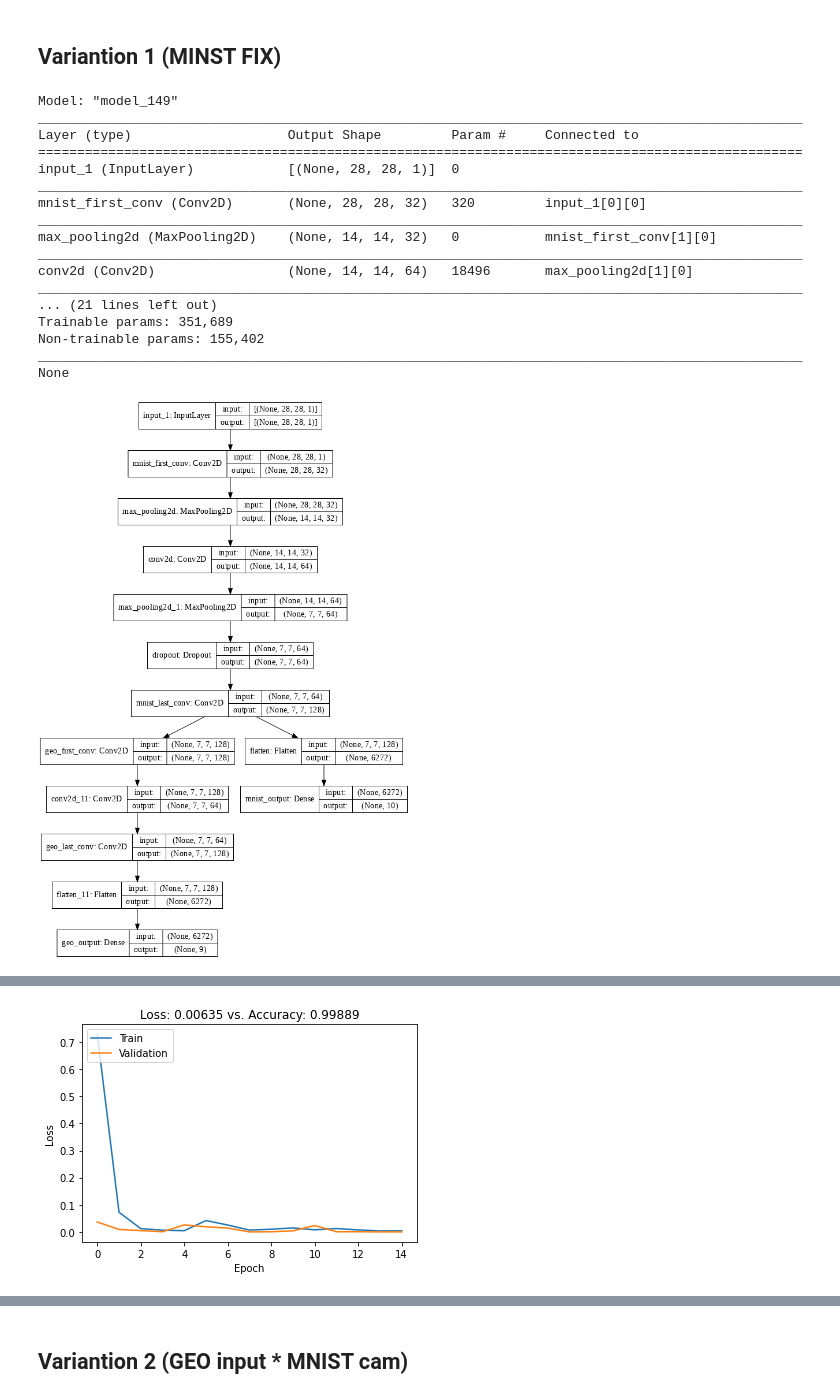
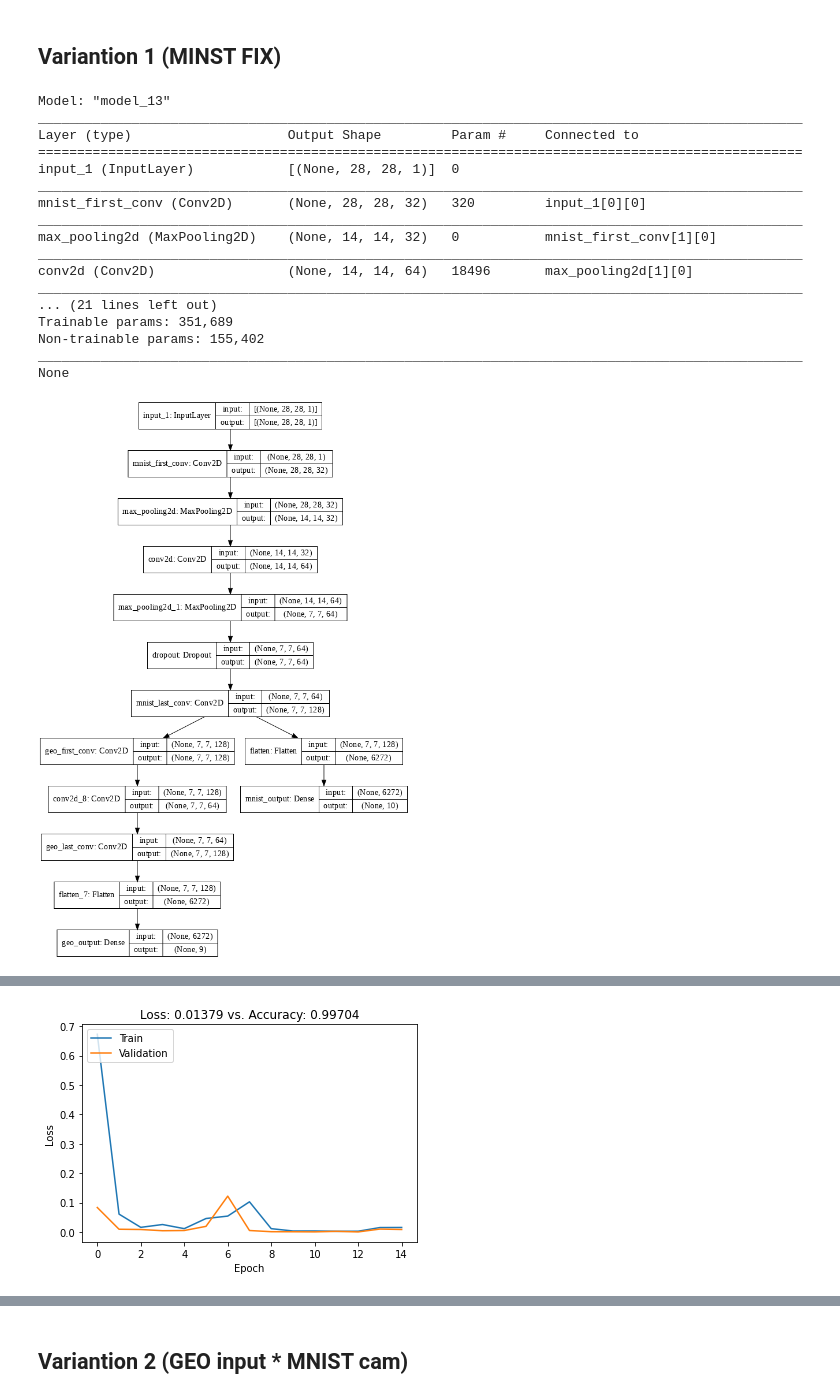
Before and after one commit to fsilvestrim/thesis, a Jupyter notebook: Geo_Cam.ipynb, the cells around one changed output, grey strips where cells are left out. Cells and saved outputs as stored; diff of their text form; code cells hidden in the pictures.

```diff
--- a/Geo_Cam.ipynb
+++ b/Geo_Cam.ipynb
@@ -526,7 +530,7 @@ geo_dataset_round2 = ("round", "https://geo-cam.s3.eu-west-1.amazonaws.com/round
 geo_dataset_threesixty = ("threesixty", "https://geo-cam.s3-eu-west-1.amazonaws.com/threesixtydataset_dataset.npz", ["10", "20", "30", "40", "50", "60", "70", "80", "90", "100", "110", "120", "130", "140", "150", "160", "170", "180"])
 
 # dataset
-dataset = geo_dataset_round2
+dataset = geo_dataset_simple3
 dataset_labels = dataset[2]
 dataset_num_classes = len(dataset_labels)
 dataset_path = download_file(dataset[0], dataset[1])
@@ -740,26 +744,25 @@ for layer in mnist_model_layers[1]:
   mnist2_last = layer(connection) if mnist2_last is None else layer(mnist2_last)
 
 # MODEL
-model_gcm_2 = Model(inputs=input, outputs=geo2_last)
-model_gcm_2_complete = Model(inputs=input, outputs=[geo2_last, mnist2_last])
-
-opt = keras.optimizers.Adam(learning_rate=0.004)
-model_gcm_2.compile(loss="categorical_crossentropy", optimizer=opt, metrics=["accuracy"])
+model_gcm_1 = Model(inputs=input, outputs=geo2_last)
+model_gcm_1_complete = Model(inputs=input, outputs=[geo2_last, mnist2_last])
 
 # display
-print(model_gcm_2_complete.summary())
-
-display(keras.utils.plot_model(model_gcm_2_complete, show_shapes=True, dpi=72))
+print(model_gcm_1_complete.summary())
+display(keras.utils.plot_model(model_gcm_1_complete, show_shapes=True, dpi=72))
 
 # train
+opt = keras.optimizers.Adam(learning_rate=0.004)
+model_gcm_1.compile(loss="categorical_crossentropy", optimizer=opt, metrics=["accuracy"])
+
 start_time = time.perf_counter()
-history_geocam2 = model_gcm_2.fit(geo_train[0], geo_train[1], batch_size=128, epochs=15, validation_split=0.30)
+history_geocam2 = model_gcm_1.fit(geo_train[0], geo_train[1], batch_size=128, epochs=15, validation_split=0.30)
 print("Training took: %.2f seconds" % (time.perf_counter() - start_time))
 
-score_geocam2 = model_gcm_2.evaluate(geo_test[0], geo_test[1], verbose=0)
+score_geocam2 = model_gcm_1.evaluate(geo_test[0], geo_test[1], verbose=0)
 plot_model_score(score_geocam2, history_geocam2.history)
 # %% [output]
-Model: "model_149"
+Model: "model_13"
 __________________________________________________________________________________________________
 Layer (type)                    Output Shape         Param #     Connected to
 ==================================================================================================
@@ -776,5 +779,5 @@ Trainable params: 351,689
 Non-trainable params: 155,402
 __________________________________________________________________________________________________
 None
-[figure, old version]
+[figure, new version]
 Epoch 1/15
@@ -797,2 +800,2 @@ Training took: 5.60 seconds
-[figure, old version]
+[figure, new version]
 # %%
```
Also changed, not shown: parts of 28 cells of this notebook.
